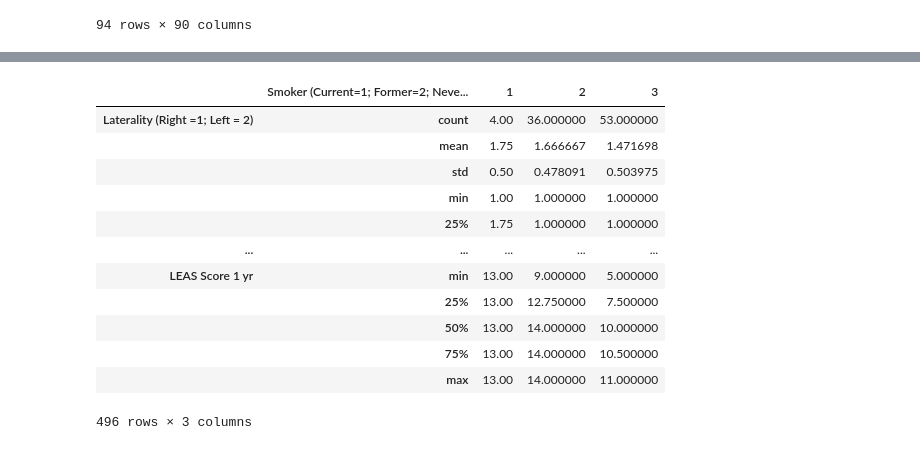
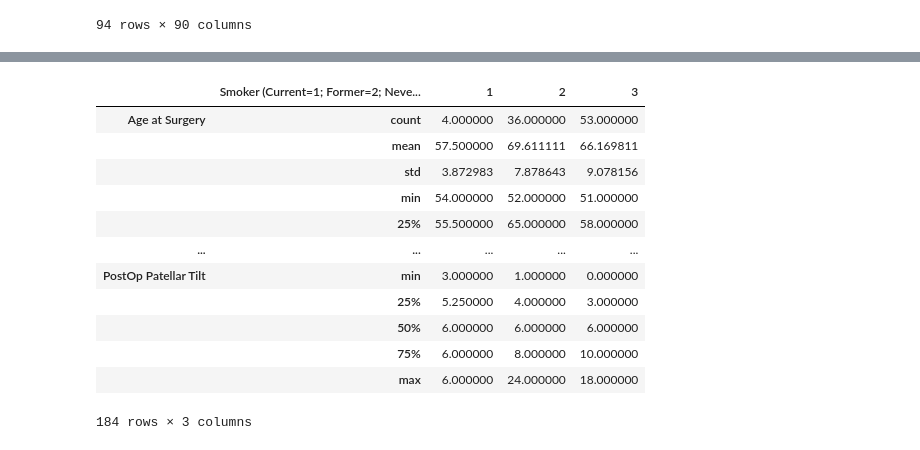
Before and after one commit to andreygal/varus, a Jupyter notebook: varus.ipynb, the cells around one changed output, grey strips where cells are left out. Drawn from its saved outputs; the diff is of its cells as text; code cells hidden in the pictures.

```diff
--- a/varus.ipynb
+++ b/varus.ipynb
@@ -215,22 +215,22 @@ varus_outliers_descr_stats
 # %%
 #Only Phillips Data in the outliers subset
 #Group Analysis Example
-smoker_groups = varus_outliers.groupby('Smoker (Current=1; Former=2; Never=3)').describe().transpose()
+smoker_groups = varus_outliers[column_continuous_lst + ['Smoker (Current=1; Former=2; Never=3)']].groupby('Smoker (Current=1; Former=2; Never=3)').describe().transpose()
 smoker_groups
 # %% [output]
 |  | Smoker (Current=1; Former=2; Neve... | 1 | 2 | 3 |
-| Laterality (Right =1; Left = 2) | count | 4.00 | 36.000000 | 53.000000 |
-|  | mean | 1.75 | 1.666667 | 1.471698 |
-|  | std | 0.50 | 0.478091 | 0.503975 |
-|  | min | 1.00 | 1.000000 | 1.000000 |
-|  | 25% | 1.75 | 1.000000 | 1.000000 |
+| Age at Surgery | count | 4.000000 | 36.000000 | 53.000000 |
+|  | mean | 57.500000 | 69.611111 | 66.169811 |
+|  | std | 3.872983 | 7.878643 | 9.078156 |
+|  | min | 54.000000 | 52.000000 | 51.000000 |
+|  | 25% | 55.500000 | 65.000000 | 58.000000 |
 | ... | ... | ... | ... | ... |
-| LEAS Score 1 yr | min | 13.00 | 9.000000 | 5.000000 |
-|  | 25% | 13.00 | 12.750000 | 7.500000 |
-|  | 50% | 13.00 | 14.000000 | 10.000000 |
-|  | 75% | 13.00 | 14.000000 | 10.500000 |
-|  | max | 13.00 | 14.000000 | 11.000000 |
+| PostOp Patellar Tilt | min | 3.000000 | 1.000000 | 0.000000 |
+|  | 25% | 5.250000 | 4.000000 | 3.000000 |
+|  | 50% | 6.000000 | 6.000000 | 6.000000 |
+|  | 75% | 6.000000 | 8.000000 | 10.000000 |
+|  | max | 6.000000 | 24.000000 | 18.000000 |
-496 rows × 3 columns
+184 rows × 3 columns
 # %%
 #Varus Categorical
 column_categorical_lst = ['MD (Phillips = 1; Rachala = 2)', 'Sex (M=1; F=2)', 'Osteoporosis/Osteopenia (Y=1; N=2)', 'Smoker (Current=1; Former=2; Never=3)', 'Diabetes (Y=1; N=2)', 'Comorbitities (Less than or equal to two = 1; Three or more = 2) WRITE "Less" or "More"', 'Diagnosis (OA = 1; IA = 2; PTOA = 3; OA + IA = 4; OA + PTOA = 5)', 'Presence of PreOp Flexion Contracture (Y=1; N=2)', 'Tibial plateau fracture (Y=1; N=2)', 'Tibial component size', 'Femoral component size', 'Discharge destination (1=home; 2=rehab)', 'Readmission w/in 90 days (Y=1; N=2)', 'Reoperation (Y=1; N=2)', 'PostOp Infection  (Y=1; N=2)', 'Evidence of Hardware Failure (Y=1; N=2)', 'Fracture   (Y=1; N=2)', 'Subsidence   (Y=1; N=2)', 'Loosening   (Y=1; N=2)', 'Polyethylene Wear (Y=1; N=2)', '3mo PostOp Radiolucent lines (Y=1; N=2)', 'Final FU Radiolucent lines (Y=1; N=2)', '3mo PostOp Stress shielding (Y=1; N=2)', 'Final FU Stress shielding (Y=1; N=2)']
```
Also changed, not shown: parts of 1 cell of this notebook.
